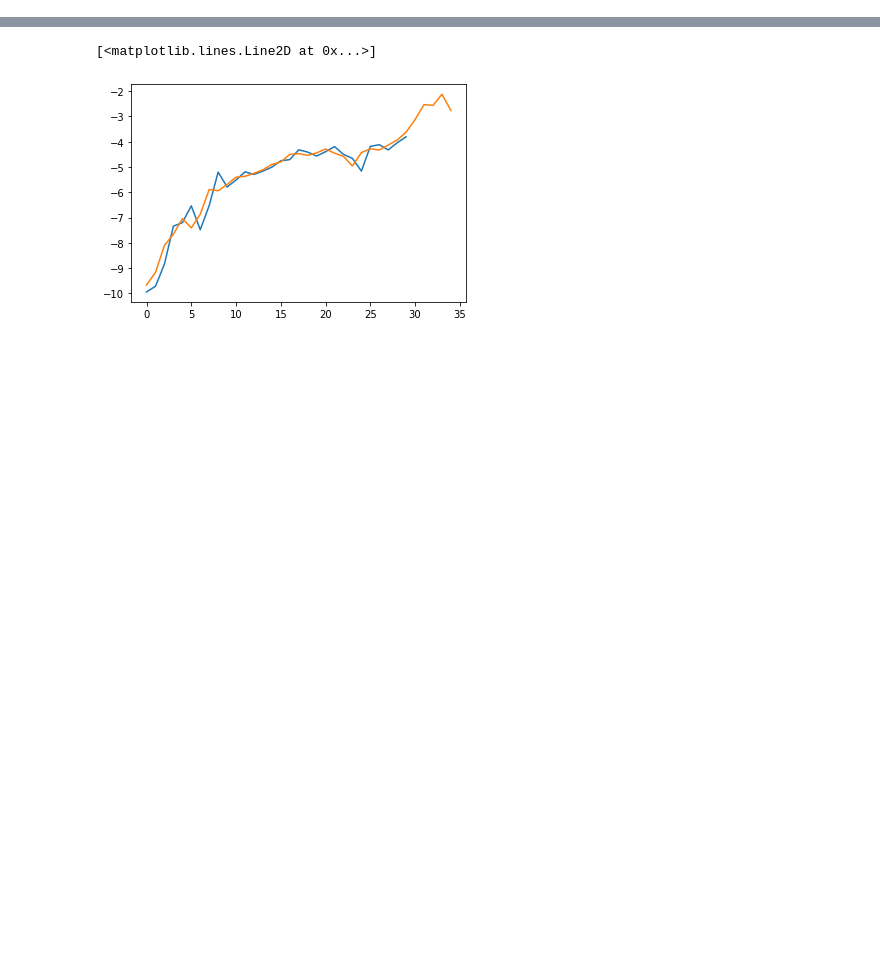
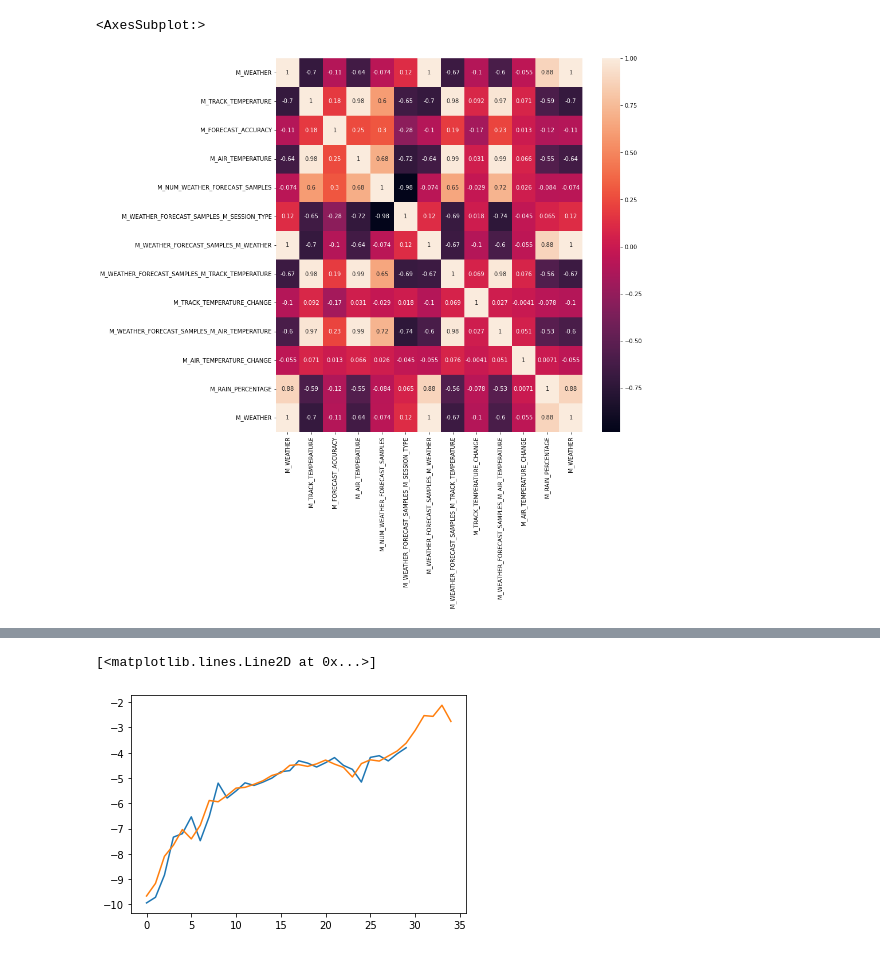
Before and after one commit to kojalowicz/Formula-1, a Jupyter notebook: LSTM_TEMP.ipynb, the cells around one changed output, grey strips where cells are left out. Drawn from its saved outputs; the diff is of its cells as text; code cells hidden in the pictures; blank space fills up the shorter version.

```diff
--- a/LSTM_TEMP.ipynb
+++ b/LSTM_TEMP.ipynb
@@ -63,0 +44,21 @@ df[:16]
+# %%
+index_list = ['TIMESTAMP',
+        'M_WEATHER',
+        'M_TRACK_TEMPERATURE',
+        'M_FORECAST_ACCURACY',
+        'M_AIR_TEMPERATURE',
+        'M_NUM_WEATHER_FORECAST_SAMPLES',
+        'M_WEATHER_FORECAST_SAMPLES_M_SESSION_TYPE',
+        'M_WEATHER_FORECAST_SAMPLES_M_WEATHER',
+        'M_WEATHER_FORECAST_SAMPLES_M_TRACK_TEMPERATURE',
+        'M_TRACK_TEMPERATURE_CHANGE',
+        'M_WEATHER_FORECAST_SAMPLES_M_AIR_TEMPERATURE',
+        'M_AIR_TEMPERATURE_CHANGE',
+        'M_RAIN_PERCENTAGE',
+        'M_WEATHER']
+# %%
+plt.figure(figsize=(12,12))
+sns.heatmap(df[index_list].corr(), annot=True)
+# %% [output]
+<AxesSubplot:>
+[figure, added]
```
Also changed, not shown: parts of 14 cells of this notebook.
